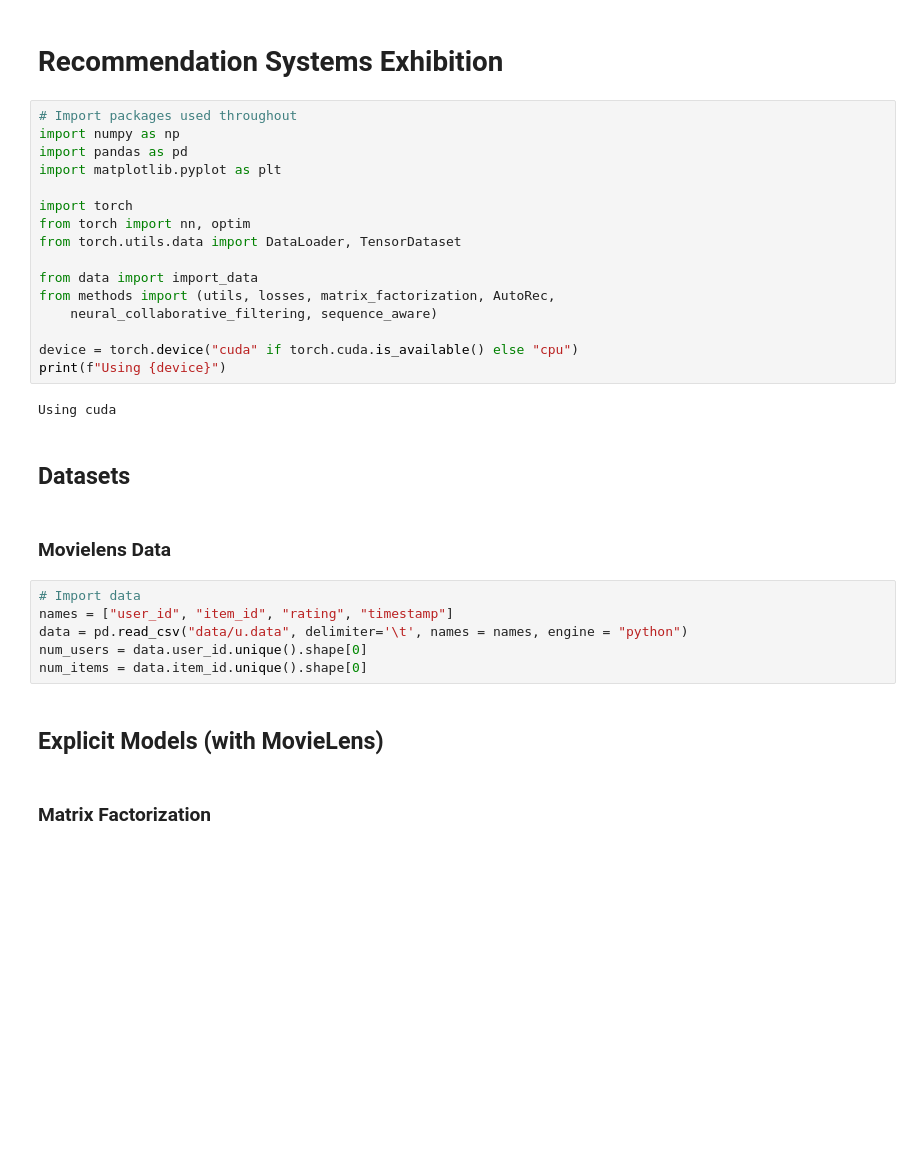
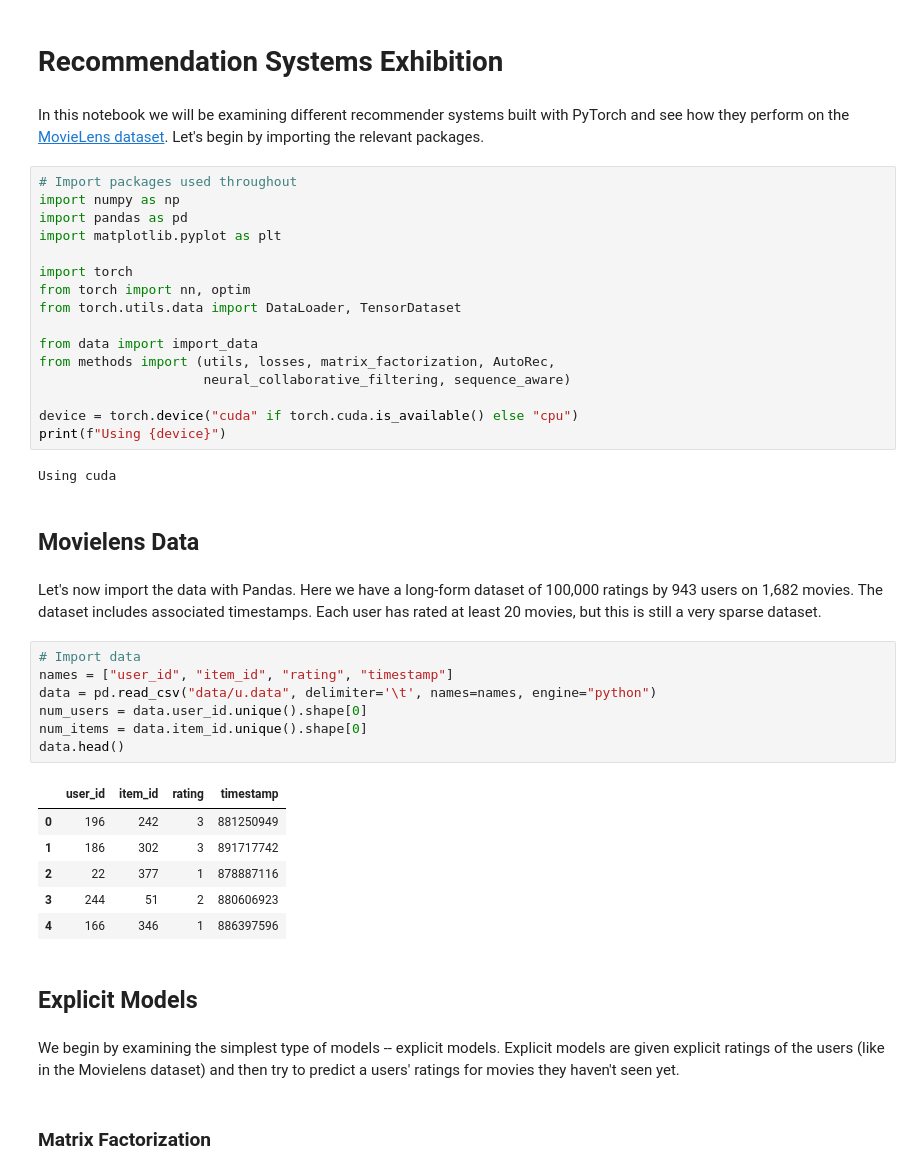
Before and after one commit to NicolasHammer/matrix_factorization_recommender, a Jupyter notebook: recommendation_systems_exhibition.ipynb, the cells around one changed output. Drawn from its saved outputs; the diff is of its cells as text; blank space fills up the shorter version.

Commit message:
annotated notebook.

```diff
--- a/recommendation_systems_exhibition.ipynb
+++ b/recommendation_systems_exhibition.ipynb
@@ -1,5 +1,7 @@
 # %% [markdown]
 # Recommendation Systems Exhibition
+# %% [markdown]
+In this notebook we will be examining different recommender systems built with PyTorch and see how they perform on the [MovieLens dataset](https://grouplens.org/datasets/movielens/).  Let's begin by importing the relevant packages.
 # %%
 # Import packages used throughout
 import numpy as np
@@ -12,23 +14,33 @@ from torch.utils.data import DataLoader, TensorDataset
 
 from data import import_data
 from methods import (utils, losses, matrix_factorization, AutoRec,
-    neural_collaborative_filtering, sequence_aware)
+                     neural_collaborative_filtering, sequence_aware)
 
 device = torch.device("cuda" if torch.cuda.is_available() else "cpu")
 print(f"Using {device}")
 # %% [output]
 Using cuda
-# %% [markdown]
-## Datasets
 # %% [markdown]
-### Movielens Data
+## Movielens Data
+# %% [markdown]
+Let's now import the data with Pandas.  Here we have a long-form dataset of 100,000 ratings by 943 users on 1,682 movies.  The dataset includes associated timestamps.  Each user has rated at least 20 movies, but this is still a very sparse dataset.
 # %%
 # Import data
 names = ["user_id", "item_id", "rating", "timestamp"]
-data = pd.read_csv("data/u.data", delimiter='\t', names = names, engine = "python")
+data = pd.read_csv("data/u.data", delimiter='\t', names=names, engine="python")
 num_users = data.user_id.unique().shape[0]
 num_items = data.item_id.unique().shape[0]
+data.head()
+# %% [output]
+|  | user_id | item_id | rating | timestamp |
+| 0 | 196 | 242 | 3 | 881250949 |
+| 1 | 186 | 302 | 3 | 891717742 |
+| 2 | 22 | 377 | 1 | 878887116 |
+| 3 | 244 | 51 | 2 | 880606923 |
+| 4 | 166 | 346 | 1 | 886397596 |
 # %% [markdown]
-## Explicit Models (with MovieLens)
+## Explicit Models
+# %% [markdown]
+We begin by examining the simplest type of models -- explicit models.  Explicit models are given explicit ratings of the users (like in the Movielens dataset) and then try to predict a users' ratings for movies they haven't seen yet.
 # %% [markdown]
 ### Matrix Factorization
```
Also changed, not shown: parts of 22 cells of this notebook.
